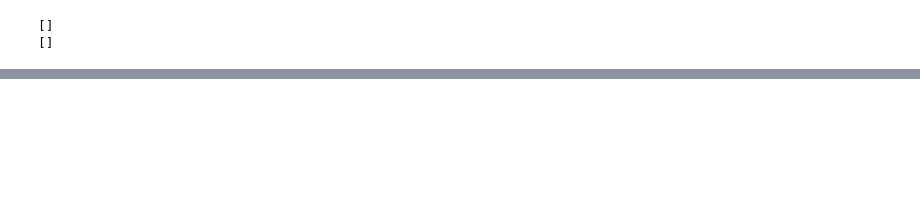
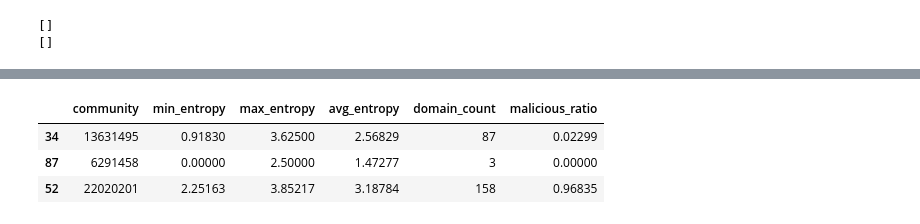
Before and after one commit to erodium/artemis, a Jupyter notebook: notebooks/1.1-lfp-eda-tigergraph.ipynb, the cells around one changed output, grey strips where cells are left out. Drawn from its saved outputs; the diff is of its cells as text; code cells hidden in the pictures; blank space fills up the shorter version.

```diff
--- a/notebooks/1.1-lfp-eda-tigergraph.ipynb
+++ b/notebooks/1.1-lfp-eda-tigergraph.ipynb
@@ -491,3 +456,3 @@ result
 # %%
 result = conn.runInstalledQuery("community_features_calc")
-result
+community_features = conn.runInstalledQuery("community_features_calc")
@@ -511,0 +479,9 @@ result
+# %%
+community_features_df = pd.DataFrame(community_features[0]['(@@group_entropy_final)'])
+# %%
+community_features_df.sample(3)
+# %% [output]
+|  | community | min_entropy | max_entropy | avg_entropy | domain_count | malicious_ratio |
+| 34 | 13631495 | 0.91830 | 3.62500 | 2.56829 | 87 | 0.02299 |
+| 87 | 6291458 | 0.00000 | 2.50000 | 1.47277 | 3 | 0.00000 |
+| 52 | 22020201 | 2.25163 | 3.85217 | 3.18784 | 158 | 0.96835 |
```
Also changed, not shown: parts of 22 cells of this notebook, 1 other file.
